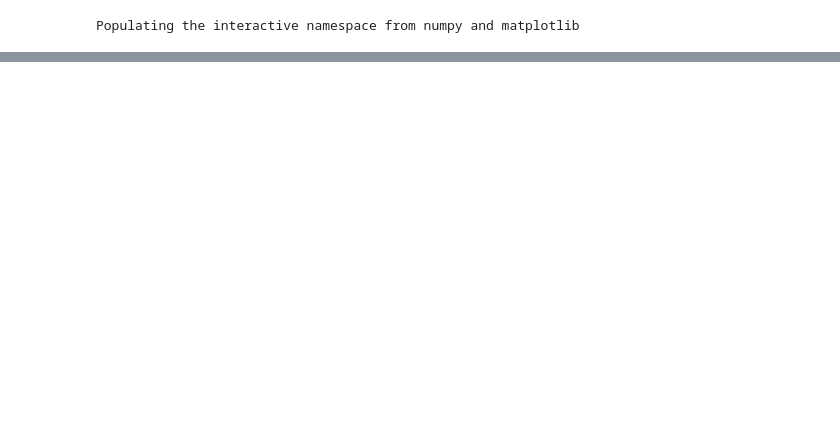
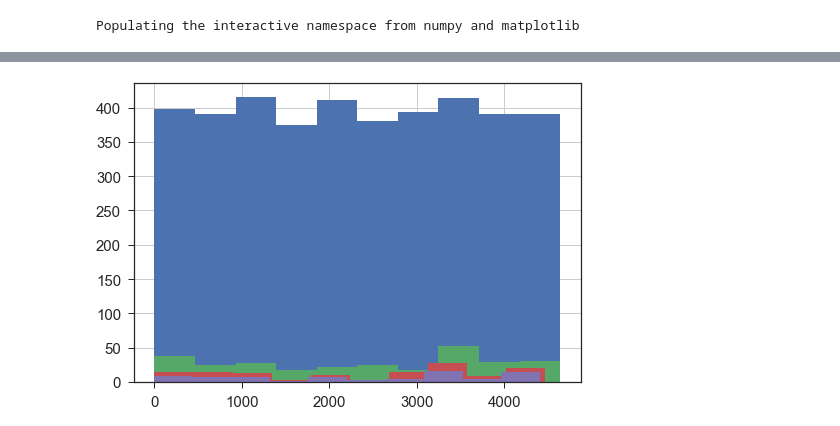
Before and after one commit to zakandrewking/y-ome, a Jupyter notebook: notebooks/18..01.23 Genome locations.ipynb, the cells around one changed output, grey strips where cells are left out. Saved outputs shown, nothing was run; the diff lists cells and outputs as text; code cells hidden in the pictures; blank space fills up the shorter version.

```diff
--- a/notebooks/18..01.23 Genome locations.ipynb
+++ b/notebooks/18..01.23 Genome locations.ipynb
@@ -109,0 +171,5 @@ fig.savefig('/Users/zaking/lab/y-ome/gene-location.png')
+# %%
+for k, v in to_hist_later.items():
+    v.hist()
+# %% [output]
+[figure, added]
```
Also changed, not shown: parts of 9 cells of this notebook.
